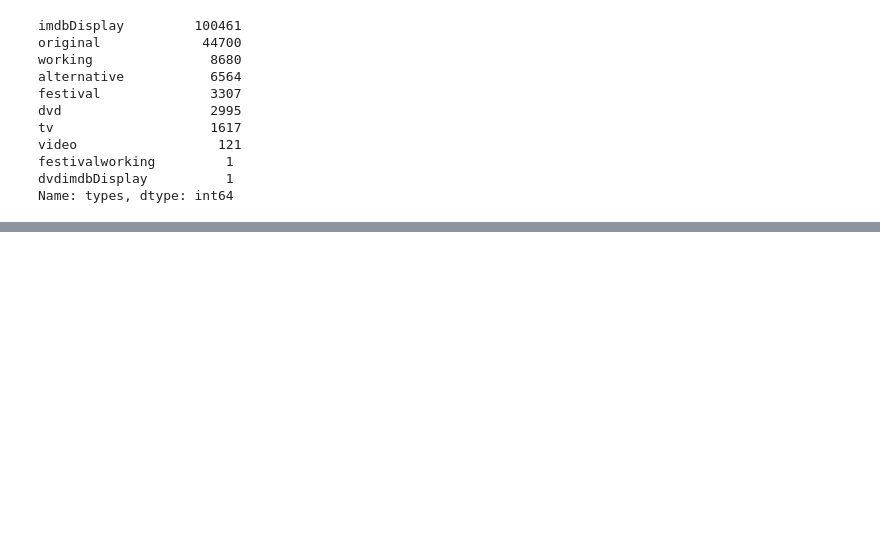
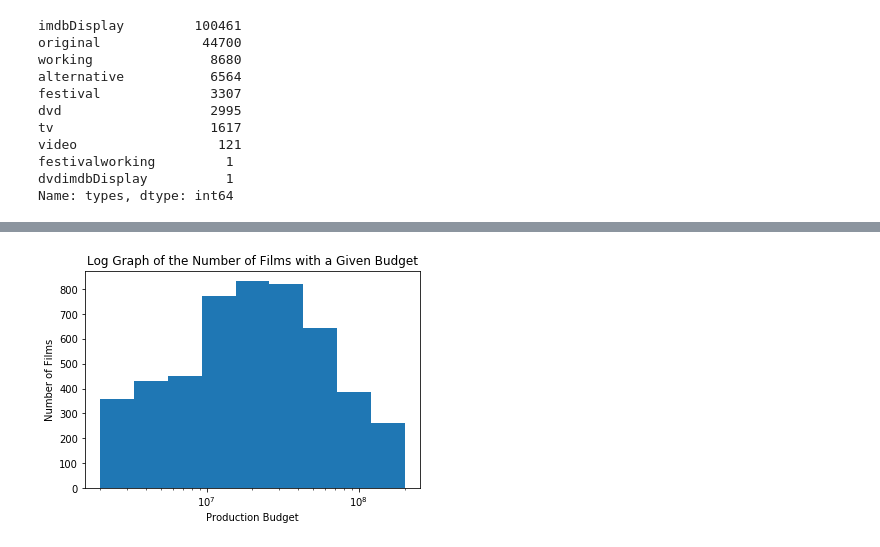
Before and after one commit to learn-co-students/dsc-mod-1-project-v2-1-nyc01-dtsc-ft-080320, a Jupyter notebook: Preliminary Data Exploration.ipynb, the cells around one changed output, grey strips where cells are left out. Drawn from its saved outputs; the diff is of its cells as text; code cells hidden in the pictures; blank space fills up the shorter version.

```diff
--- a/Preliminary Data Exploration.ipynb
+++ b/Preliminary Data Exploration.ipynb
@@ -113,0 +237,3 @@ Name: types, dtype: int64
+# %%
+bins = list(map(lambda x: x.round(), np.logspace(np.log10(100000),np.log10(316227777), 8)))
+bins
@@ -113,0 +249,10 @@ Name: types, dtype: int64
+# %%
+fig, ax = plt.subplots()
+ax.set_xscale('log')
+ax.set_xlabel("Production Budget")
+ax.set_ylabel("Number of Films")
+ax.set_title("Log Graph of the Number of Films with a Given Budget")
+ax.hist(dfdi["tn.movie_budgets.csv"].production_budget, bins=bins)
+plt.savefig("figures/log-budget-cropped-factors-of-10")
+# %% [output]
+[figure, added]
```
Also changed, not shown: parts of 12 cells of this notebook.
